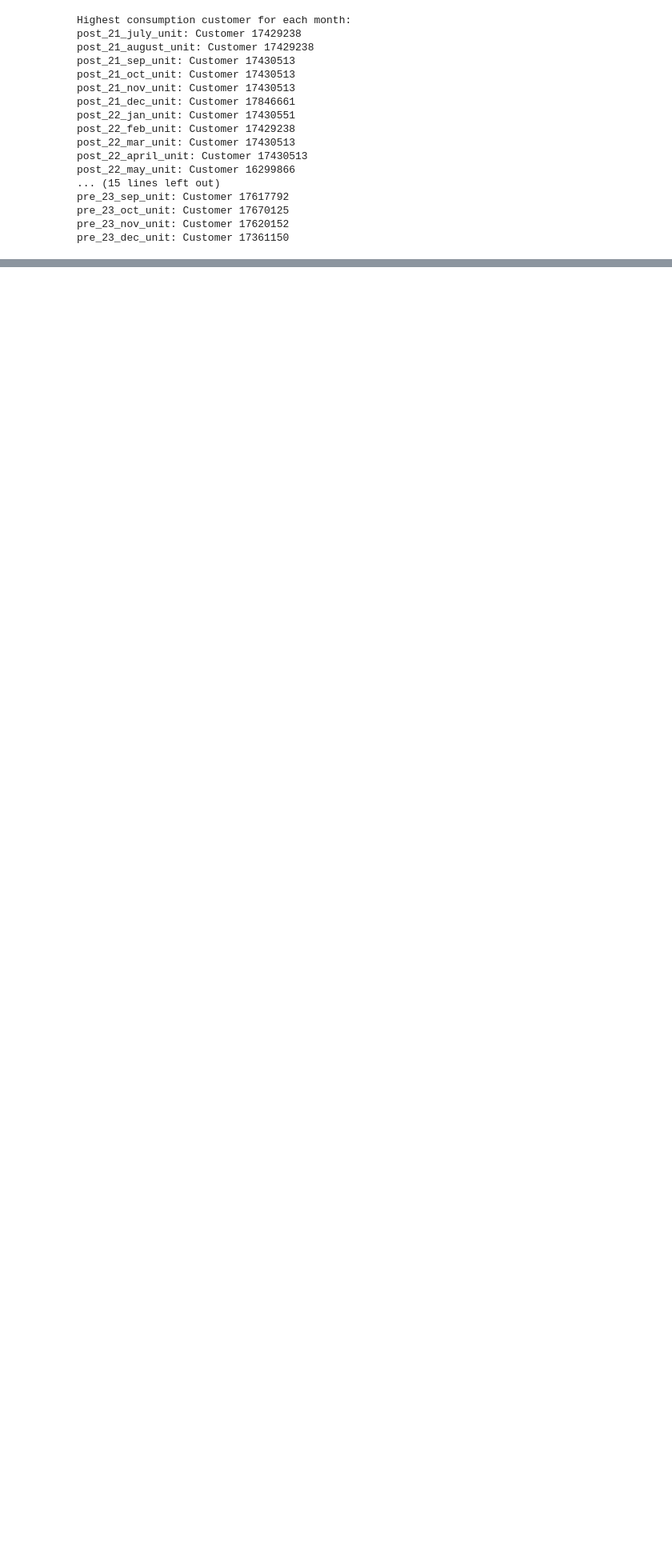
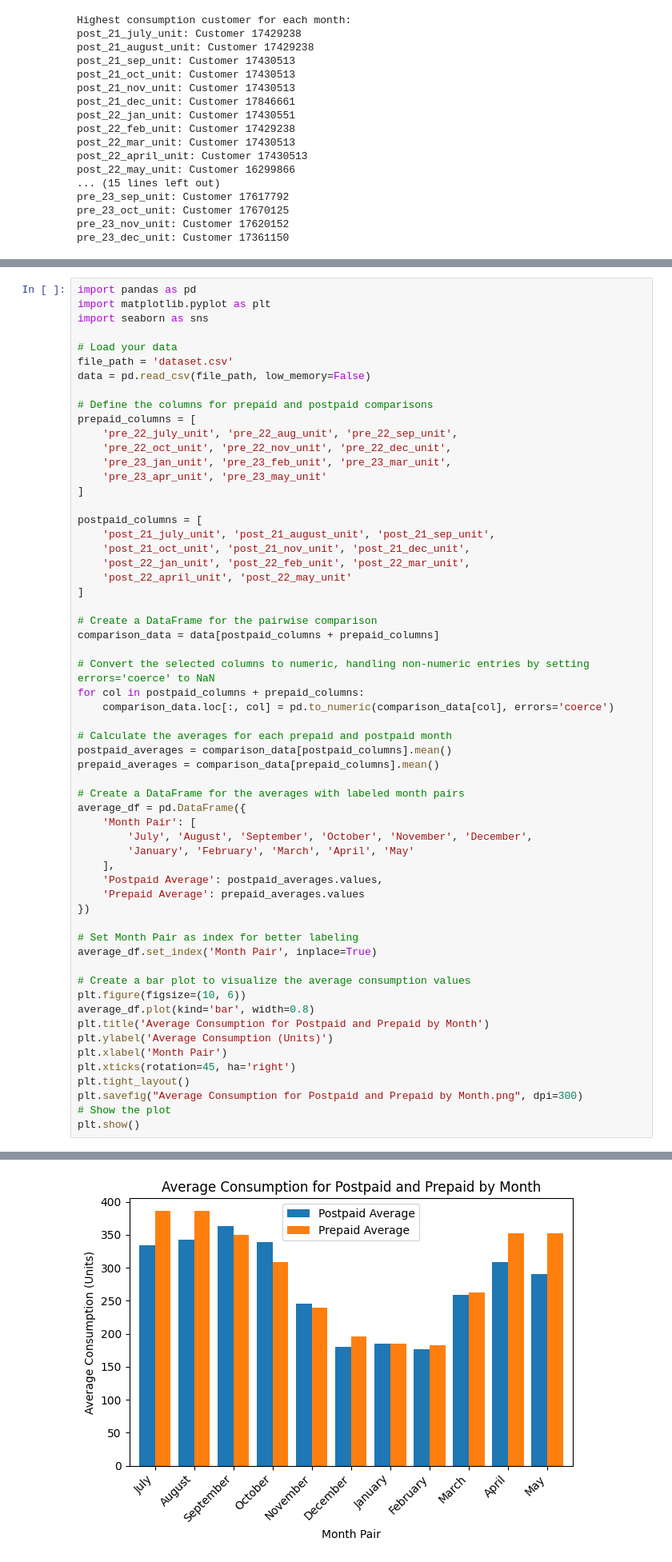
Before and after one commit to Demiarge/thesis, a Jupyter notebook: Final/Visual/Big/new.ipynb, the cells around one changed output, grey strips where cells are left out. Shown at 80% size. Drawn from its saved outputs; the diff is of its cells as text; blank space fills up the shorter version.

```diff
--- a/Final/Visual/Big/new.ipynb
+++ b/Final/Visual/Big/new.ipynb
@@ -178,0 +359,60 @@ pre_23_dec_unit: Customer 17361150
+# %%
+import pandas as pd
+import matplotlib.pyplot as plt
+import seaborn as sns
+
+# Load your data
+file_path = 'dataset.csv'
+data = pd.read_csv(file_path, low_memory=False)
+
+# Define the columns for prepaid and postpaid comparisons
+prepaid_columns = [
+    'pre_22_july_unit', 'pre_22_aug_unit', 'pre_22_sep_unit',
+    'pre_22_oct_unit', 'pre_22_nov_unit', 'pre_22_dec_unit',
+    'pre_23_jan_unit', 'pre_23_feb_unit', 'pre_23_mar_unit',
+    'pre_23_apr_unit', 'pre_23_may_unit'
+]
+
+postpaid_columns = [
+    'post_21_july_unit', 'post_21_august_unit', 'post_21_sep_unit',
+    'post_21_oct_unit', 'post_21_nov_unit', 'post_21_dec_unit',
+    'post_22_jan_unit', 'post_22_feb_unit', 'post_22_mar_unit',
+    'post_22_april_unit', 'post_22_may_unit'
+]
+
+# Create a DataFrame for the pairwise comparison
+comparison_data = data[postpaid_columns + prepaid_columns]
+
+# Convert the selected columns to numeric, handling non-numeric entries by setting errors='coerce' to NaN
+for col in postpaid_columns + prepaid_columns:
+    comparison_data.loc[:, col] = pd.to_numeric(comparison_data[col], errors='coerce')
+
+# Calculate the averages for each prepaid and postpaid month
+postpaid_averages = comparison_data[postpaid_columns].mean()
+prepaid_averages = comparison_data[prepaid_columns].mean()
+
+# Create a DataFrame for the averages with labeled month pairs
+average_df = pd.DataFrame({
+    'Month Pair': [
+        'July', 'August', 'September', 'October', 'November', 'December',
+        'January', 'February', 'March', 'April', 'May'
+    ],
+    'Postpaid Average': postpaid_averages.values,
+    'Prepaid Average': prepaid_averages.values
+})
+
+# Set Month Pair as index for better labeling
+average_df.set_index('Month Pair', inplace=True)
+
+# Create a bar plot to visualize the average consumption values
+plt.figure(figsize=(10, 6))
+average_df.plot(kind='bar', width=0.8)
+plt.title('Average Consumption for Postpaid and Prepaid by Month')
+plt.ylabel('Average Consumption (Units)')
+plt.xlabel('Month Pair')
+plt.xticks(rotation=45, ha='right')
+plt.tight_layout()
+plt.savefig("Average Consumption for Postpaid and Prepaid by Month.png", dpi=300)
+# Show the plot
+plt.show()
+# %% [output]
@@ -178,0 +420 @@ pre_23_dec_unit: Customer 17361150
+[figure, added]
```
Also changed, not shown: parts of 5 cells of this notebook, 53 other files.
